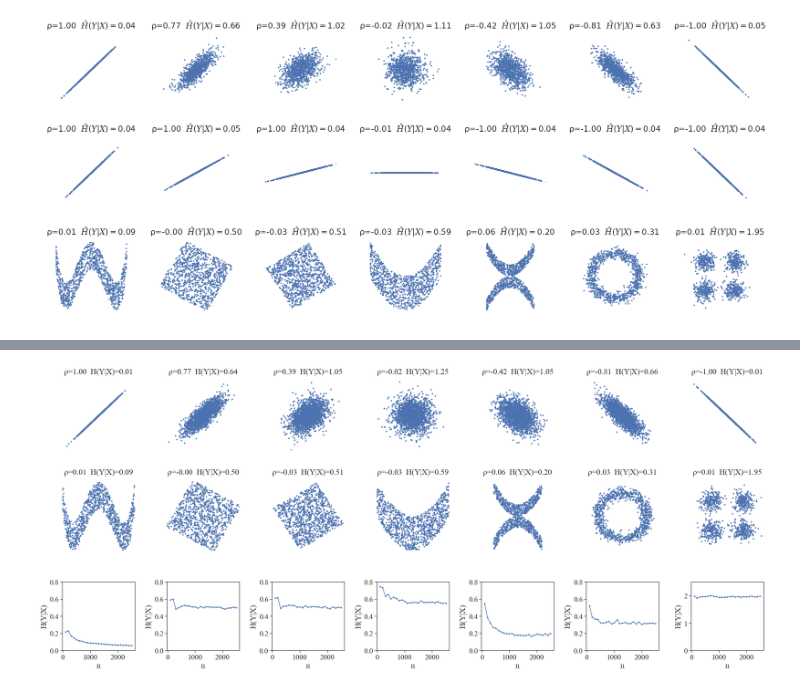
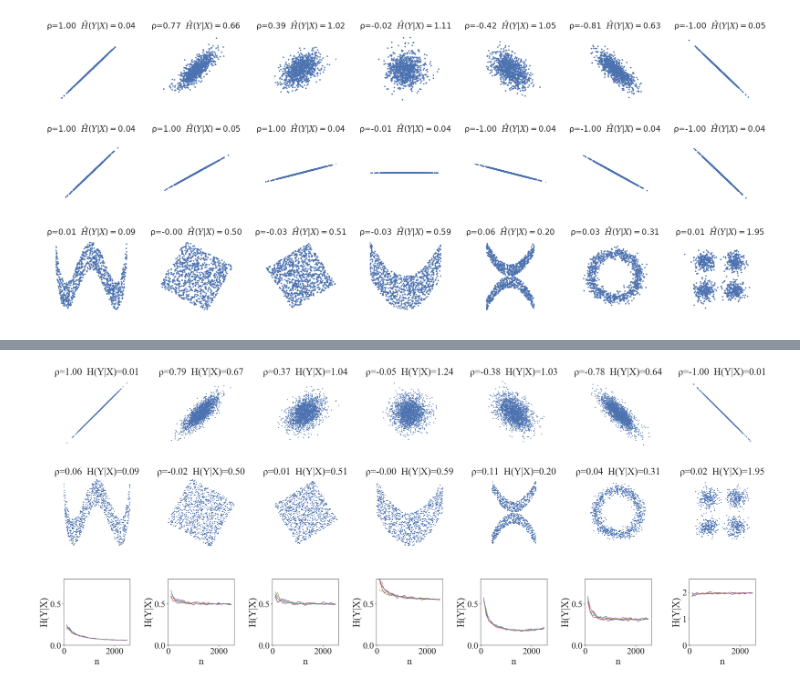
Before and after one commit to rguo123/conditional_entropy_forests, a Jupyter notebook: correlation plot.ipynb, the cells around one changed output, grey strips where cells are left out. Cells and saved outputs as stored; diff of their text form; code cells hidden in the pictures.

```diff
--- a/correlation plot.ipynb
+++ b/correlation plot.ipynb
@@ -186,8 +187,8 @@ for rho in tqdm_notebook(rhos):
 [interactive output not drawn]
 # %%
 angles = [0, -math.pi/12, -math.pi/6, -math.pi/4, -math.pi/2+math.pi/6, -math.pi/2+math.pi/12, -math.pi/2]
-rot_cond_entropies = []
-data = gen_correlated_sample(rho = 1., n = 1000)
-for angle in tqdm_notebook(angles):
-    data_rot = rotate_data(data, angle = angles[j])
-    rot_cond_entropies.append(rf_entropy_estimate_bagging(data_rot[0].reshape(-1, 1), data[1]))
+#rot_cond_entropies = []
+#data = gen_correlated_sample(rho = 1., n = 1000)
+#for angle in tqdm_notebook(angles):
+#    data_rot = rotate_data(data, angle = angles[j])
+#    rot_cond_entropies.append(rf_entropy_estimate_bagging(data_rot[0].reshape(-1, 1), data[1]))
@@ -318,42 +319,46 @@ pickle.dump([corr_cond_entropies, rot_cond_entropies, settings_cond_entropies, (
 # %%
 import seaborn as sns
 from tqdm import tqdm_notebook
-sns.set(font_scale = 1.8)
+sns.set(font_scale = 3.3)
 sns.set_style("ticks")
 plt.rcParams["font.family"] = "Times New Roman"
 plt.rcParams['axes.titlepad'] = 20
 
-f, axar = plt.subplots(3, 7, figsize=(28, 12))
+f, axar = plt.subplots(3, 7, figsize=(42, 18))
 rhos = [1, 0.8, 0.4, 0, -0.4, -0.8, -1]
 lim = math.sqrt(2+ math.sqrt(2))/math.sqrt(2)
 x_ranges = ([-1, 1], [-lim, lim], [-math.sqrt(2), math.sqrt(2)], [-1, 1], [-1.5, 1.5], [-1.5, 1.5], [-7, 7])
 y_ranges = ([-1/3, 1 + 1/3], [-lim, lim], [-math.sqrt(2), math.sqrt(2)], [-1, 3], [-1.5, 1.5], [-1.5, 1.5], [-7, 7])
 
 y_cond_v_n_range = ([0, .8], [0, .8], [0, .8], [0, .8], [0, .8], [0, .8], [0, 2.5])
 for j in range(7):
     data = gen_correlated_sample(rho = rhos[j], n = 2000)
     axar[0, j].set_title(u"\u03C1=" + corr_corr_f[j] + "  H(Y|X)=" + corr_cond_entropies_f[j])
     axar[0, j].scatter(data[0], data[1], marker = ".", color = "b")
     axar[0, j].axis('off')
     axar[0, j].set_xlim([-4, 4])
     axar[0, j].set_ylim([-4, 4])
 
 for j in range(7):
 
     axar[1, j].set_title(u"\u03C1=" + settings_corr_f[j] + "  H(Y|X)=" + settings_cond_entropies_f[j])
     axar[1, j].scatter(settings[j][0], settings[j][1], marker = ".", color = "b")
     axar[1, j].axis('off')
     axar[1, j].set_xlim(x_ranges[j])
     axar[1, j].set_ylim(y_ranges[j])
 
 for j in range(7):
-    setting_cond_entropy = [mean[j] for mean in conditional_entropies]
-    axar[2, j].plot(sample_sizes, setting_cond_entropy, color = "b")
+    setting_cond_entropies = [[] for _ in range(5)]
+    for ranges in conditional_entropies:
+        for i in range(5):
+            setting_cond_entropies[i].append(ranges[i][j])
+    for setting_cond_entropy in setting_cond_entropies:
+        axar[2, j].plot(sample_sizes, setting_cond_entropy, linewidth = 2)
     axar[2, j].set_xlabel("n")
     axar[2, j].set_ylabel("H(Y|X)")
     axar[2, j].set_ylim(y_cond_v_n_range[j])
 f.tight_layout()
 f.savefig("correlation_plots.png")
 f.show()
 # %% [output]
-[figure, old version]
+[figure, new version]
```
Also changed, not shown: parts of 6 cells of this notebook, 24 other files.
